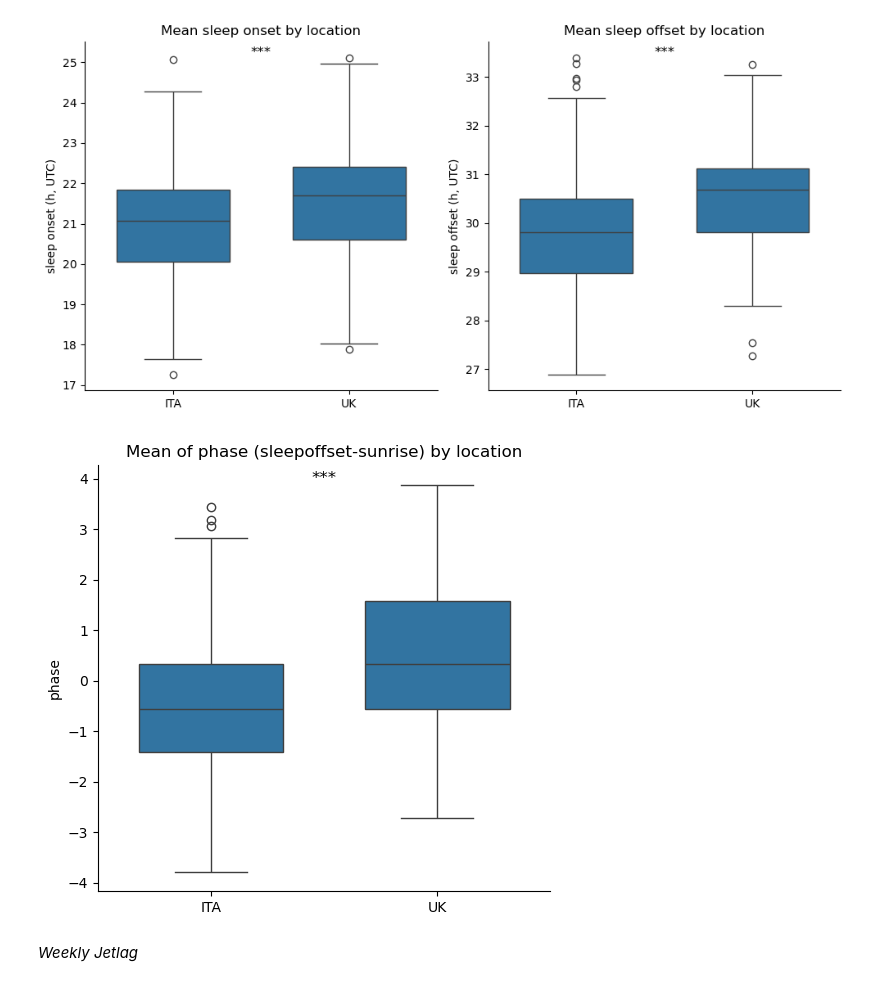
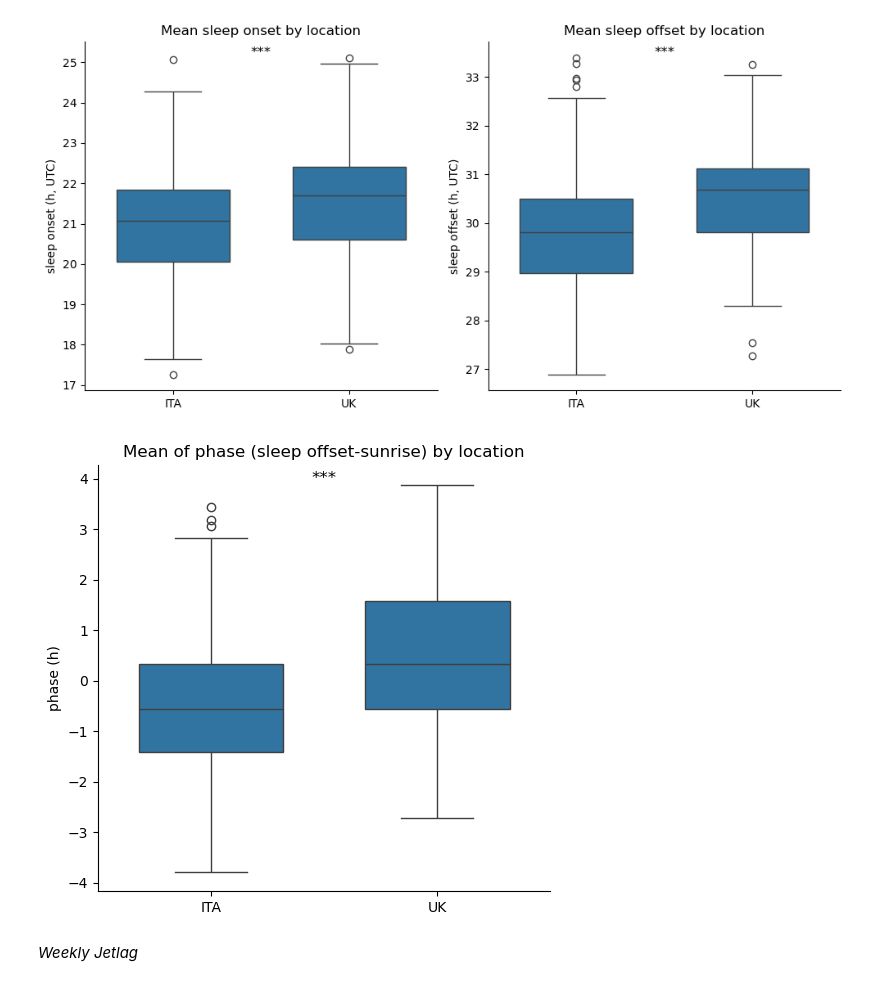
Before and after one commit to Gianluca-cnd/Case_report_uk_VS_ita, a Jupyter notebook: jetlag_UTC.ipynb, the cells around one changed output. Saved outputs shown, nothing was run; the diff lists cells and outputs as text; code cells hidden in the pictures.

```diff
--- a/jetlag_UTC.ipynb
+++ b/jetlag_UTC.ipynb
@@ -377,21 +382,20 @@ plt.show()
 # %% [output]
 [figure]
 # %%
+# plot the phase (sleep offset-sunrise) by location
 plt.figure(figsize=(10, 5))
 plt.subplot(1, 2, 1)
 sns.boxplot(x='location', y='phase', data=df, gap=0.2)
-plt.title('Mean of phase (sleepoffset-sunrise) by location')
+plt.title('Mean of phase (sleep offset-sunrise) by location')
 plt.xlabel('')
-plt.ylabel('phase')
-#add a significance line to the subplot
-if utest_phase_loc.pvalue < 0.001:
-    plt.annotate('***', xy=(0.5, 0.97), xycoords='axes fraction', ha='center', va='center', fontsize=12)
+plt.ylabel('phase (h)')
+plt.annotate('***', xy=(0.5, 0.97), xycoords='axes fraction', ha='center', va='center', fontsize=12)
 
 sns.despine()
 plt.tight_layout()
 plt.show()
 # %% [output]
-[figure, old version]
+[figure, new version]
 # %% [markdown]
 _Weekly Jetlag_
 # %%
```
Also changed, not shown: parts of 90 cells of this notebook.
